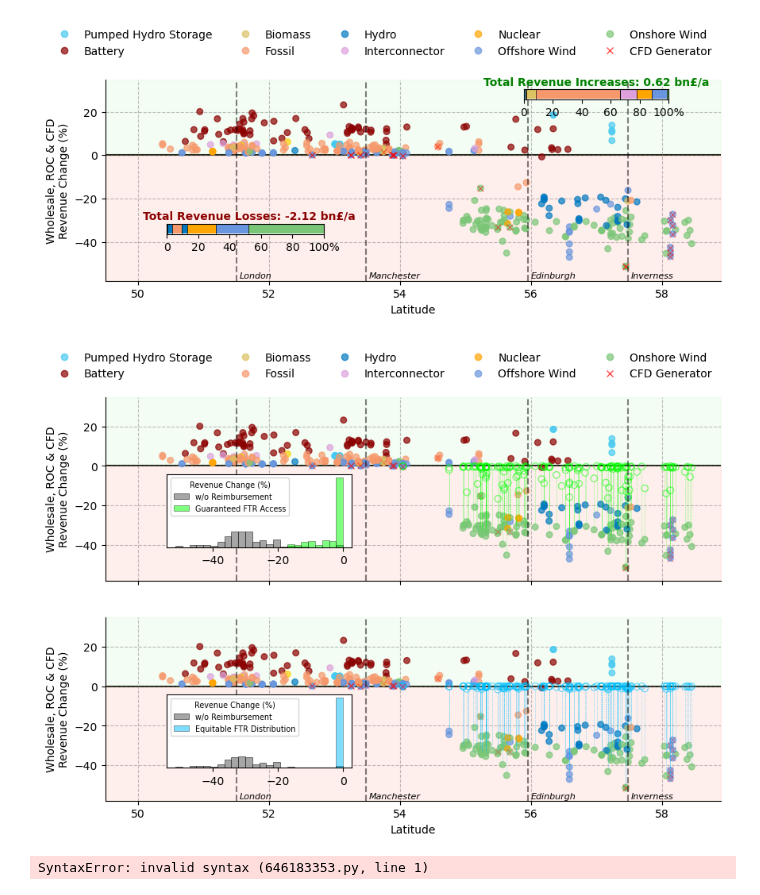
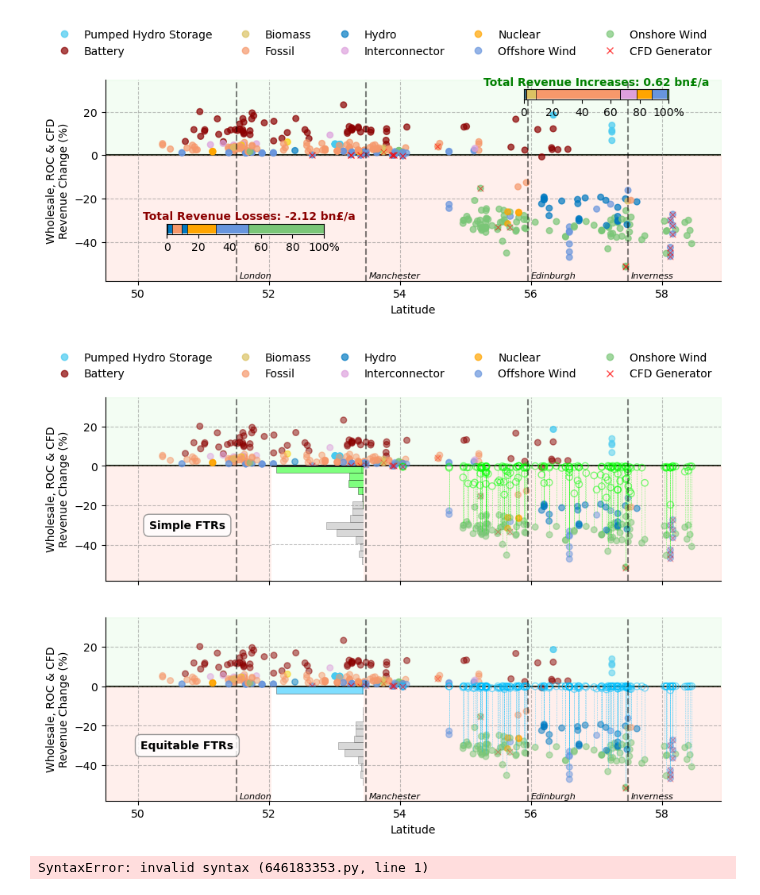
Before and after one commit to LukasFrankenQ/GBPower, a Jupyter notebook: notebooks/unit_revenues.ipynb, the cells around one changed output. Drawn from its saved outputs; the diff is of its cells as text; code cells hidden in the pictures.

Commit message:
added horizontal bars

```diff
--- a/notebooks/unit_revenues.ipynb
+++ b/notebooks/unit_revenues.ipynb
@@ -388,25 +388,9 @@ for ax, policy_values, c, name in zip(
     axs,
     [perc_change_2, perc_change_3],
     [policy_colors['zonal'], policy_colors['zonal_with_policy']],
-    ['Guaranteed FTR Access', 'Equitable FTR Distribution']
+    ['Simple FTRs', 'Equitable FTRs']
+    # ['Policy 2', 'Policy 3']
     ):
-
-    # Create inset axis for histogram
-    inset_ax = ax.inset_axes([0.1, 0.18, 0.3, 0.4])
-
-    # Get negative values for histograms
-    neg_perc_change = perc_change[perc_change < 0]
-    neg_policy_values = policy_values[policy_values < 0]
-
-    # Plot histograms of negative revenue changes
-    bins = np.linspace(min(neg_perc_change.min(), neg_policy_values.min()), 0, 25)
-    inset_ax.hist(neg_perc_change, bins=bins, alpha=0.7, color='gray',
-                 label='w/o Reimbursement', edgecolor='black', linewidth=0.5)
-    inset_ax.hist(neg_policy_values, bins=bins, alpha=0.5, color=c,
-                 label=name, edgecolor='black', linewidth=0.5)
-
-    inset_ax.set_yticks([])
-    inset_ax.legend(loc='upper left', fontsize='x-small', title='Revenue Change (%)', title_fontsize='x-small')
 
     ax.scatter(
         x,
@@ -414,7 +398,7 @@ for ax, policy_values, c, name in zip(
         # label=factor,
         color=colors,
         s=30,
-        alpha=0.7
+        alpha=0.5
         )
 
     offset = 1.6
@@ -489,34 +473,74 @@ for ax, policy_values, c, name in zip(
     legend_labels.append('CFD Generator')
 
     ax.axvline(51.5, c='k', linestyle='--', alpha=0.5)
     ax.axvline(53.48, c='k', linestyle='--', alpha=0.5)
     ax.axvline(55.95, c='k', linestyle='--', alpha=0.5)
     ax.axvline(57.48, c='k', linestyle='--', alpha=0.5)
 
+    cover_share = abs(ax.get_ylim()[0]) / abs(ax.get_ylim()[1]-ax.get_ylim()[0])
+    inset_ax = ax.inset_axes([0.27, 0.0, 0.15, cover_share])
+    inset_ax.set_ylim(-60, 0.05)
+
+    # Get negative values for histograms
+    # neg_perc_change = perc_change[perc_change < 0]
+    neg_perc_change = perc_change.copy()
+    neg_policy_values = policy_values[policy_values < 0]
+
+    # Plot histograms of negative revenue changes
+    bins = np.linspace(min(neg_perc_change.min(), neg_policy_values.min()), 0, 15)
+    # Calculate histogram values manually
+    hist1, _ = np.histogram(neg_perc_change, bins=bins)
+    hist2, _ = np.histogram(neg_policy_values, bins=bins)
+    # Plot horizontal bars using the bin centers
+    bin_centers = (bins[:-1] + bins[1:]) / 2
+    inset_ax.barh(bin_centers, -hist1, height=(bins[1]-bins[0]), alpha=0.3, color='gray',
+                 label='Zonal w/o Reimbursement', edgecolor='black', linewidth=0.5)
+    inset_ax.barh(bin_centers, -hist2, height=(bins[1]-bins[0]), alpha=0.5, color=c,
+                 label=name, edgecolor='black', linewidth=0.5)
+
+    inset_ax.set_yticks([])
+    inset_ax.set_xticks([])
+    # inset_ax.legend(loc='upper left', fontsize='x-small', title='Revenue Change (%)', title_fontsize='x-small')
+
+    inset_ax.spines['right'].set_visible(False)
+    inset_ax.spines['top'].set_visible(False)
+    inset_ax.spines['left'].set_visible(False)
+    inset_ax.spines['bottom'].set_visible(False)
+
+    inset_ax.axhline(0, c='k', linestyle='-', alpha=1, lw=1.15)
+    inset_ax.axhline(-20.6, c='grey', linestyle='--', alpha=0.5, lw=0.75)
+    inset_ax.axhline(-41.2, c='grey', linestyle='--', alpha=0.5, lw=0.75)
+
+    # Add text with name in the lower left quarter with white frame
+    text_box = ax.text(0.133, 0.3, name, transform=ax.transAxes,
+                      ha='center', va='center', fontsize=10, weight='bold')
+    # Add white frame/background to the text
+    text_box.set_bbox(dict(facecolor='white', alpha=0.8, edgecolor='gray', boxstyle='round,pad=0.5'))
+
 
 axs[1].text(51.55, -55.8, 'London', ha='left', va='center', fontsize=8, color='k', fontstyle='italic')
 axs[1].text(53.53, -55.8, 'Manchester', ha='left', va='center', fontsize=8, color='k', fontstyle='italic')
 axs[1].text(56.0, -55.8, 'Edinburgh', ha='left', va='center', fontsize=8, color='k', fontstyle='italic')
 axs[1].text(57.53, -55.8, 'Inverness', ha='left', va='center', fontsize=8, color='k', fontstyle='italic')
 
 # Place the legend above the first axis (axs[0])
 # axs[0].legend(
 axs[0].legend(
     legend_handles,
     legend_labels,
     loc='upper center',
     bbox_to_anchor=(0.45, 1.3),
     ncol=5,
     frameon=False)
 
 axs[0].set_xticklabels('')
 
 axs[1].set_xlabel('Latitude')
 
 plt.savefig('annual_policy_revenue_changes.pdf', bbox_inches='tight')
 plt.show()
 # %% [output]
-[figure, old version]
+[figure, new version]
 # %%
 does the cfd revenue consider that wholesale prices must be positive for topup !
 # %% [output]
```
